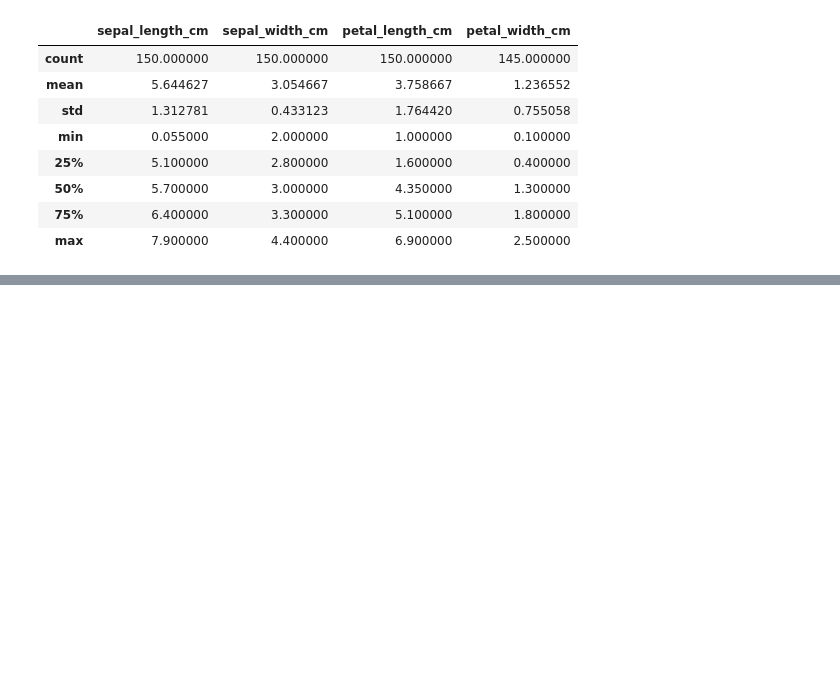
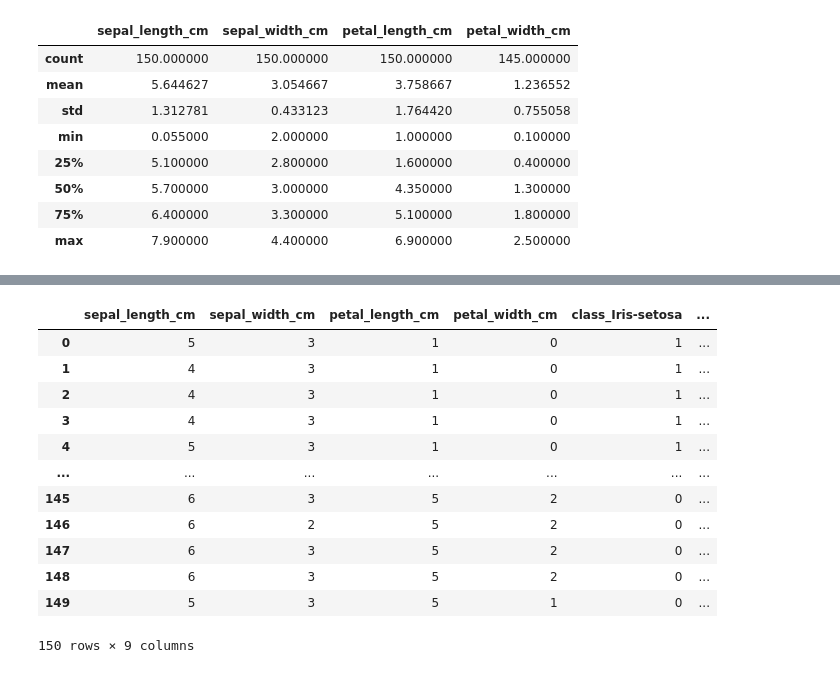
Before and after one commit to martingonzalezr001/dataptmad0924_labs, a Jupyter notebook: module-3/data-cleaning-challenge/notebooks/Cleaning-Bonus-Challenge.ipynb, the cells around one changed output, grey strips where cells are left out. Saved outputs shown, nothing was run; the diff lists cells and outputs as text; code cells hidden in the pictures; blank space fills up the shorter version.

```diff
--- a/module-3/data-cleaning-challenge/notebooks/Cleaning-Bonus-Challenge.ipynb
+++ b/module-3/data-cleaning-challenge/notebooks/Cleaning-Bonus-Challenge.ipynb
@@ -89,0 +169,16 @@ NameError: name 'df' is not defined
+# %%
+df1
+# %% [output]
+|  | sepal_length_cm | sepal_width_cm | petal_length_cm | petal_width_cm | class_Iris-setosa | ... |
+| 0 | 5 | 3 | 1 | 0 | 1 | ... |
+| 1 | 4 | 3 | 1 | 0 | 1 | ... |
+| 2 | 4 | 3 | 1 | 0 | 1 | ... |
+| 3 | 4 | 3 | 1 | 0 | 1 | ... |
+| 4 | 5 | 3 | 1 | 0 | 1 | ... |
+| ... | ... | ... | ... | ... | ... | ... |
+| 145 | 6 | 3 | 5 | 2 | 0 | ... |
+| 146 | 6 | 2 | 5 | 2 | 0 | ... |
+| 147 | 6 | 3 | 5 | 2 | 0 | ... |
+| 148 | 6 | 3 | 5 | 2 | 0 | ... |
+| 149 | 5 | 3 | 5 | 1 | 0 | ... |
+150 rows × 9 columns
```
Also changed, not shown: parts of 11 cells of this notebook.
